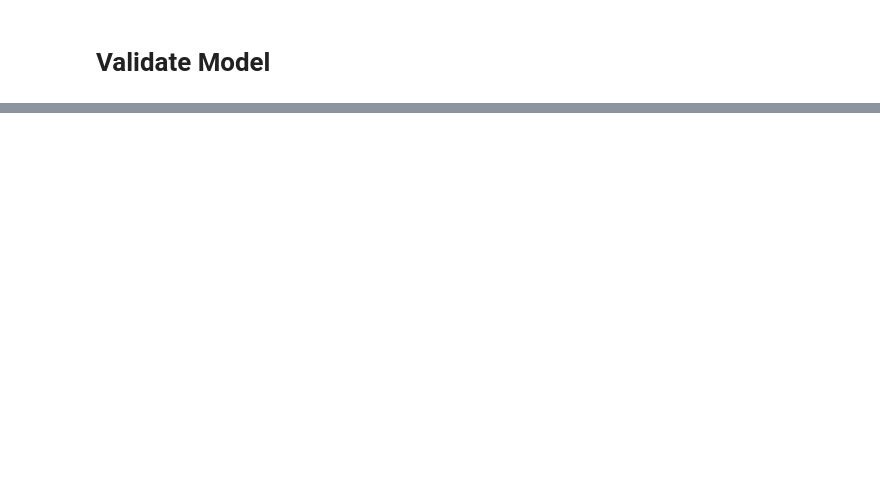
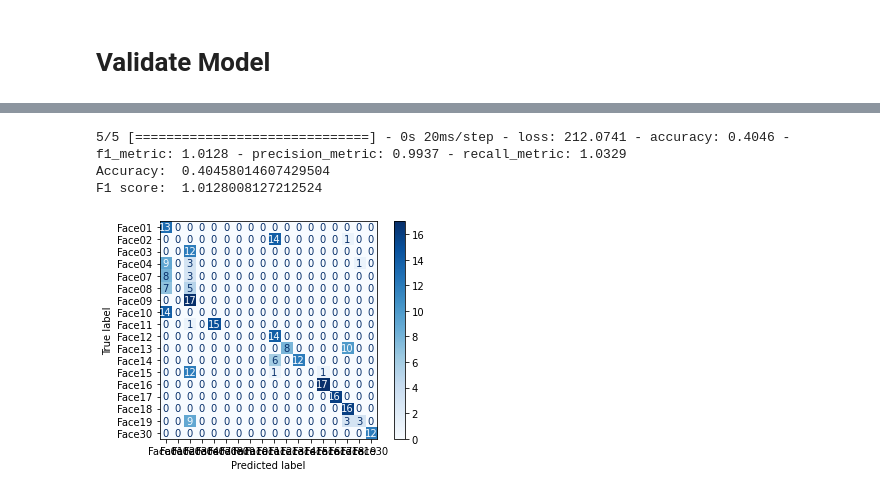
Before and after one commit to IramML/ailabschool-exam, a Jupyter notebook: faces/Examen_R1.ipynb, the cells around one changed output, grey strips where cells are left out. Cells and saved outputs as stored; diff of their text form; code cells hidden in the pictures; blank space fills up the shorter version.

```diff
--- a/faces/Examen_R1.ipynb
+++ b/faces/Examen_R1.ipynb
@@ -440,0 +444,7 @@ plt.show()
+# %%
+test_validate_model(conv_model)
+# %% [output]
+5/5 [==============================] - 0s 20ms/step - loss: 212.0741 - accuracy: 0.4046 - f1_metric: 1.0128 - precision_metric: 0.9937 - recall_metric: 1.0329
+Accuracy:  0.40458014607429504
+F1 score:  1.0128008127212524
+[figure, added]
```
Also changed, not shown: parts of 33 cells of this notebook, 2 other files.
